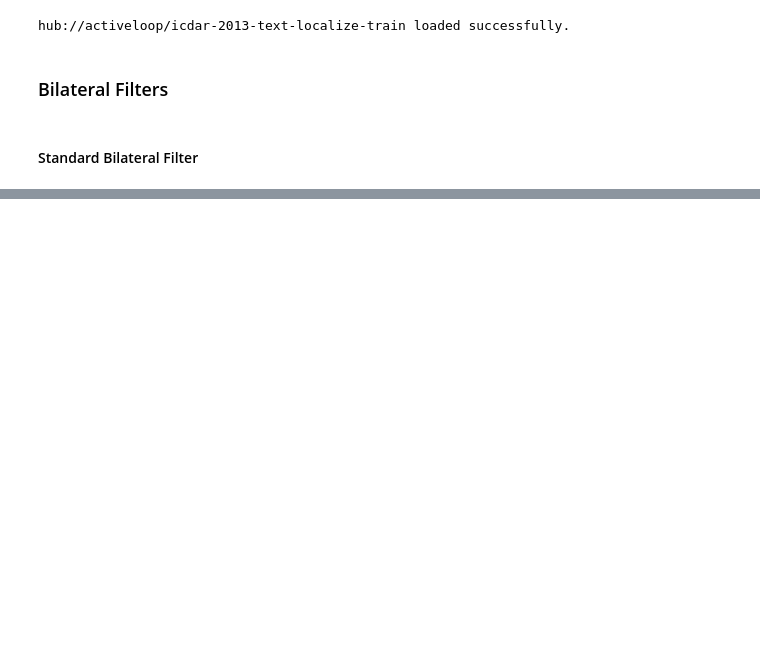
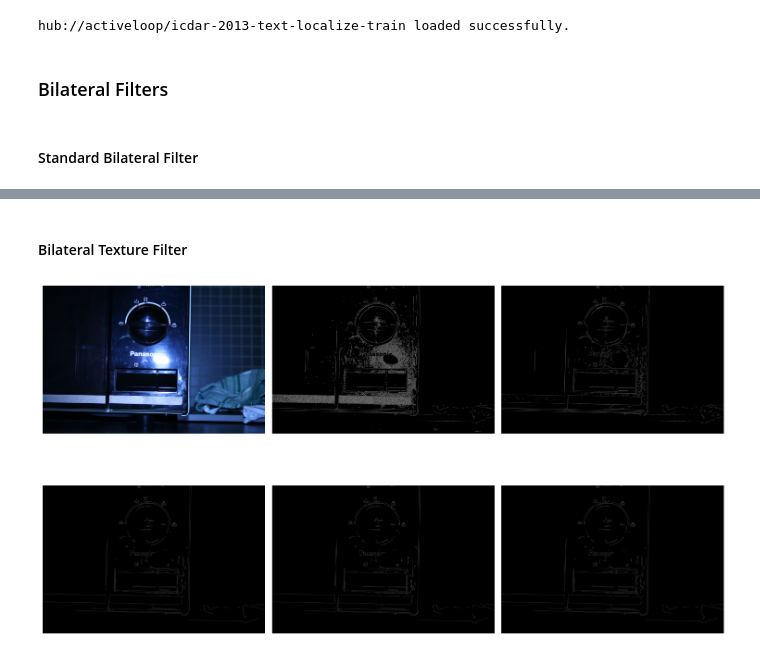
Before and after one commit to ByteSizedPi/Stroke-Width-Transform, a Jupyter notebook: denoising.ipynb, the cells around one changed output, grey strips where cells are left out. Drawn from its saved outputs; the diff is of its cells as text; code cells hidden in the pictures; blank space fills up the shorter version.

```diff
--- a/denoising.ipynb
+++ b/denoising.ipynb
@@ -42,0 +43,10 @@ imgs = iArray([img, *iters]).map(rgb2gray, canny).show(img)
+# %% [markdown]
+#### Bilateral Texture Filter
+# %%
+iters = [
+    cv2.ximgproc.bilateralTextureFilter(img, sigmaAlpha=i, sigmaAvg=i)
+    for i in range(-1, 600, 200)
+]
+imgs = iArray([img, *iters]).map(rgb2gray, canny).show(img)
+# %% [output]
+[figure, added]
```
Also changed, not shown: parts of 2 cells of this notebook.
